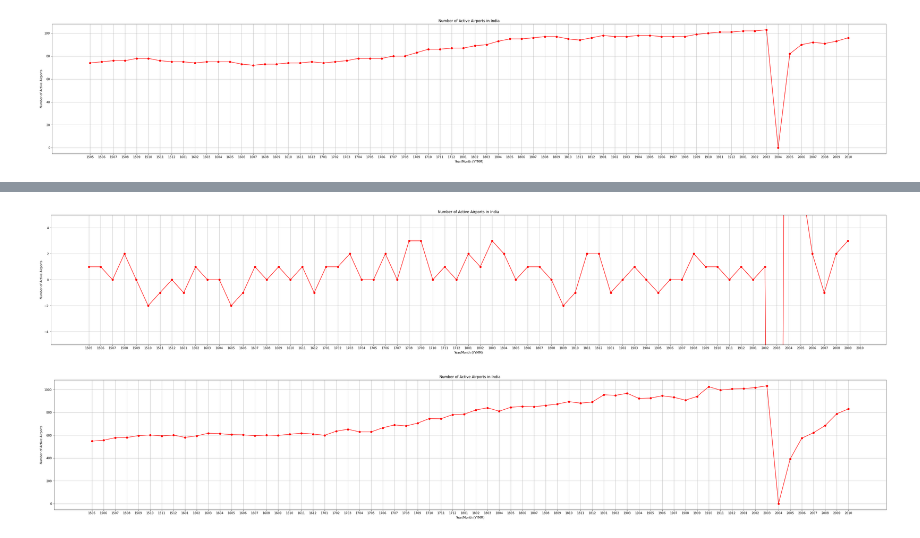
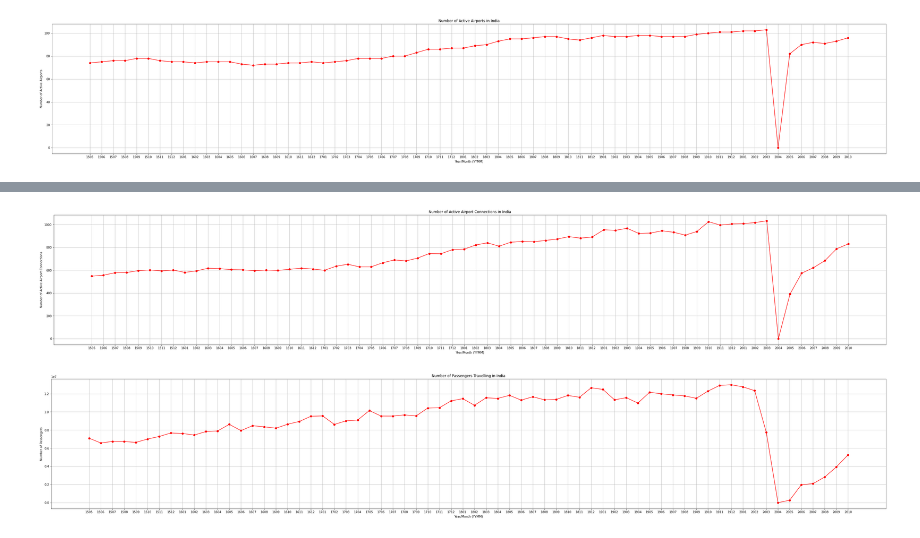
Before and after one commit to mbasil09/Analysis-of-Transport-Network, a Jupyter notebook: Script.ipynb, the cells around one changed output, grey strips where cells are left out. Drawn from its saved outputs; the diff is of its cells as text; code cells hidden in the pictures.

```diff
--- a/Script.ipynb
+++ b/Script.ipynb
@@ -78,3 +78,26 @@ plt.savefig('Output_Files/matplotlib/nodes')
 plt.show()
 # %% [output]
 [figure]
+# %%
+nnodes = []
+airpor = {}
+for i in range(len(graphs)):
+    temp = 0
+    for j in graphs[i].nodes():
+        if j not in airpor:
+            airpor[j]=  1
+            temp += 1
+    nnodes.append(temp)
+nnodes[0] = 0
+
+plt.plot(nnodes, color="red", marker="o")
+plt.xlabel("Year/Month (YYMM)")
+plt.xticks([i for i in range(66)], labels = lbls)
+plt.ylabel("Number of New Airports")
+plt.title("Number of New Airports in India")
+plt.grid(True)
+plt.ylim(-1,6)
+figure = plt.gcf()
+figure.set_size_inches(50, 10)
+plt.savefig('Output_Files/matplotlib/newnodes')
+plt.show()
@@ -81,35 +106,30 @@ plt.show()
 # %%
-nnodes = []
-for i in range(1,len(graphs)):
-    nnodes.append(len(graphs[i].nodes()) - len(graphs[i-1].nodes()))
+edges = []
+for i in range(len(graphs)):
+    edges.append(len(graphs[i].edges()))
 
-plt.plot(nnodes, color="red", marker="o")
+plt.plot(edges, color="red", marker="o")
 plt.xlabel("Year/Month (YYMM)")
 plt.xticks([i for i in range(66)], labels = lbls)
-plt.ylabel("Number of Active Airports")
-plt.title("Number of Active Airports in India")
+plt.ylabel("Number of Active Airport Connections")
+plt.title("Number of Active Airport Connections in India")
 plt.grid(True)
-plt.ylim(-5,5)
 figure = plt.gcf()
 figure.set_size_inches(50, 8)
-plt.savefig('Output_Files/matplotlib/newnodes')
+plt.savefig('Output_Files/matplotlib/edges')
 plt.show()
 # %% [output]
-[figure, old version]
+[figure, new version]
 # %%
-edges = []
-for i in range(len(graphs)):
-    nodes.append(len(graphs[i].edges()))
-
-plt.plot(edges, color="red", marker="o")
+plt.plot(passengers, color="red",  marker="o")
 plt.xlabel("Year/Month (YYMM)")
-plt.xticks([i for i in range(66)], labels = lbls)
-plt.ylabel("Number of Active Airports")
-plt.title("Number of Active Airports in India")
+plt.xticks([i for i in range(66)],labels = lbls)
+plt.ylabel("Number of Passengers")
+plt.title("Number of Passengers Travelling in India")
 plt.grid(True)
 figure = plt.gcf()
 figure.set_size_inches(50, 8)
-plt.savefig('Output_Files/matplotlib/edges')
+plt.savefig('Output_Files/matplotlib/passengers')
 plt.show()
 # %% [output]
-[figure, old version]
+[figure, new version]
```
Also changed, not shown: parts of 2 cells of this notebook, 4 other files.
